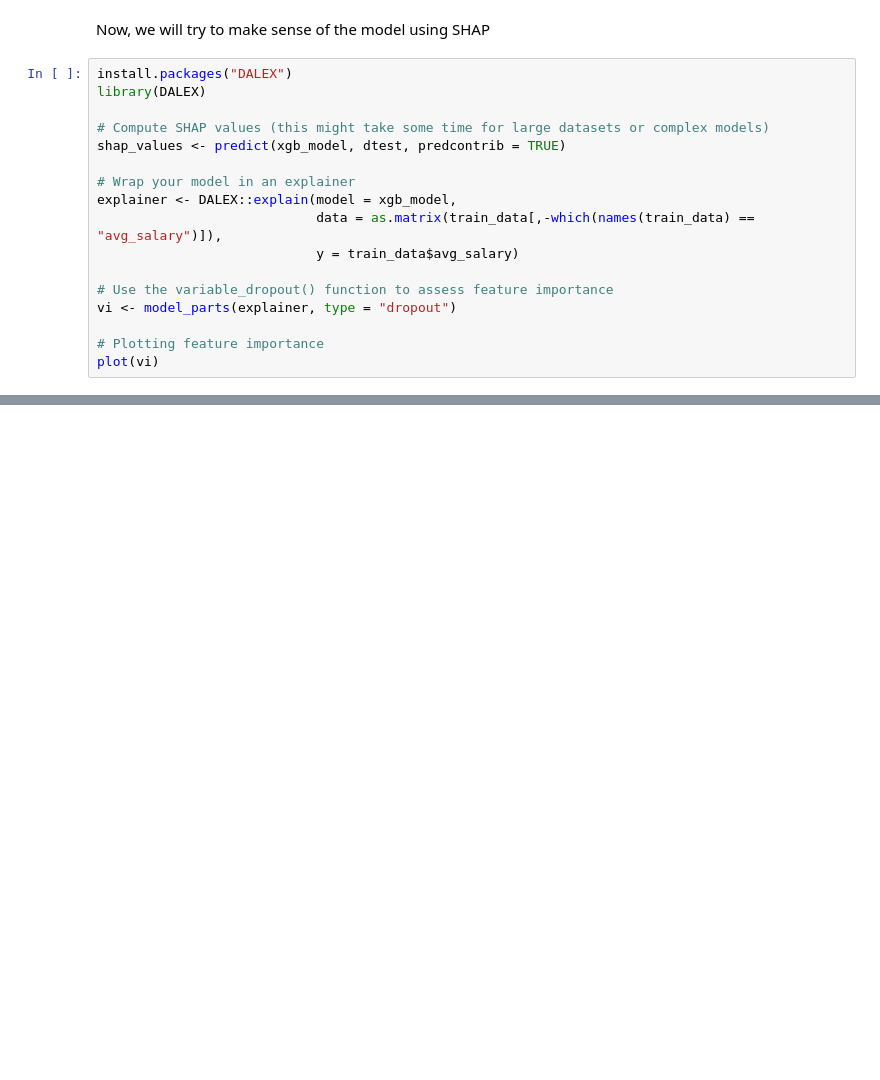
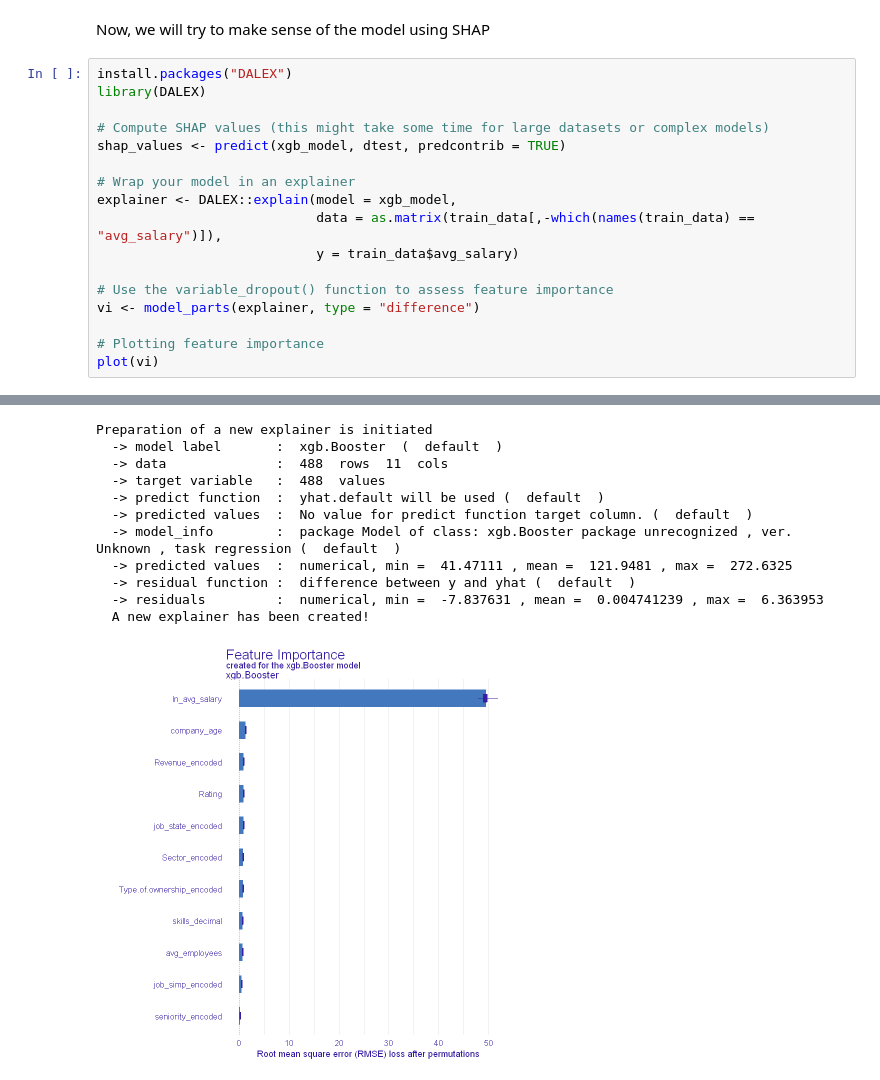
Before and after one commit to ngyh6726/MH3511_R_Project, a Jupyter notebook: Ng Analysis.ipynb, the cells around one changed output, grey strips where cells are left out. Drawn from its saved outputs; the diff is of its cells as text; blank space fills up the shorter version.

```diff
--- a/Ng Analysis.ipynb
+++ b/Ng Analysis.ipynb
@@ -266,7 +305,8 @@ explainer <- DALEX::explain(model = xgb_model,
                             y = train_data$avg_salary)
 
 # Use the variable_dropout() function to assess feature importance
-vi <- model_parts(explainer, type = "dropout")
+vi <- model_parts(explainer, type = "difference")
 
 # Plotting feature importance
 plot(vi)
+# %% [output]
@@ -272,0 +315,12 @@ plot(vi)
+Preparation of a new explainer is initiated
+  -> model label       :  xgb.Booster  (  default  )
+  -> data              :  488  rows  11  cols
+  -> target variable   :  488  values
+  -> predict function  :  yhat.default will be used (  default  )
+  -> predicted values  :  No value for predict function target column. (  default  )
+  -> model_info        :  package Model of class: xgb.Booster package unrecognized , ver. Unknown , task regression (  default  )
+  -> predicted values  :  numerical, min =  41.47111 , mean =  121.9481 , max =  272.6325
+  -> residual function :  difference between y and yhat (  default  )
+  -> residuals         :  numerical, min =  -7.837631 , mean =  0.004741239 , max =  6.363953
+  A new explainer has been created!
+[figure, added]
```
Also changed, not shown: parts of 10 cells of this notebook.
